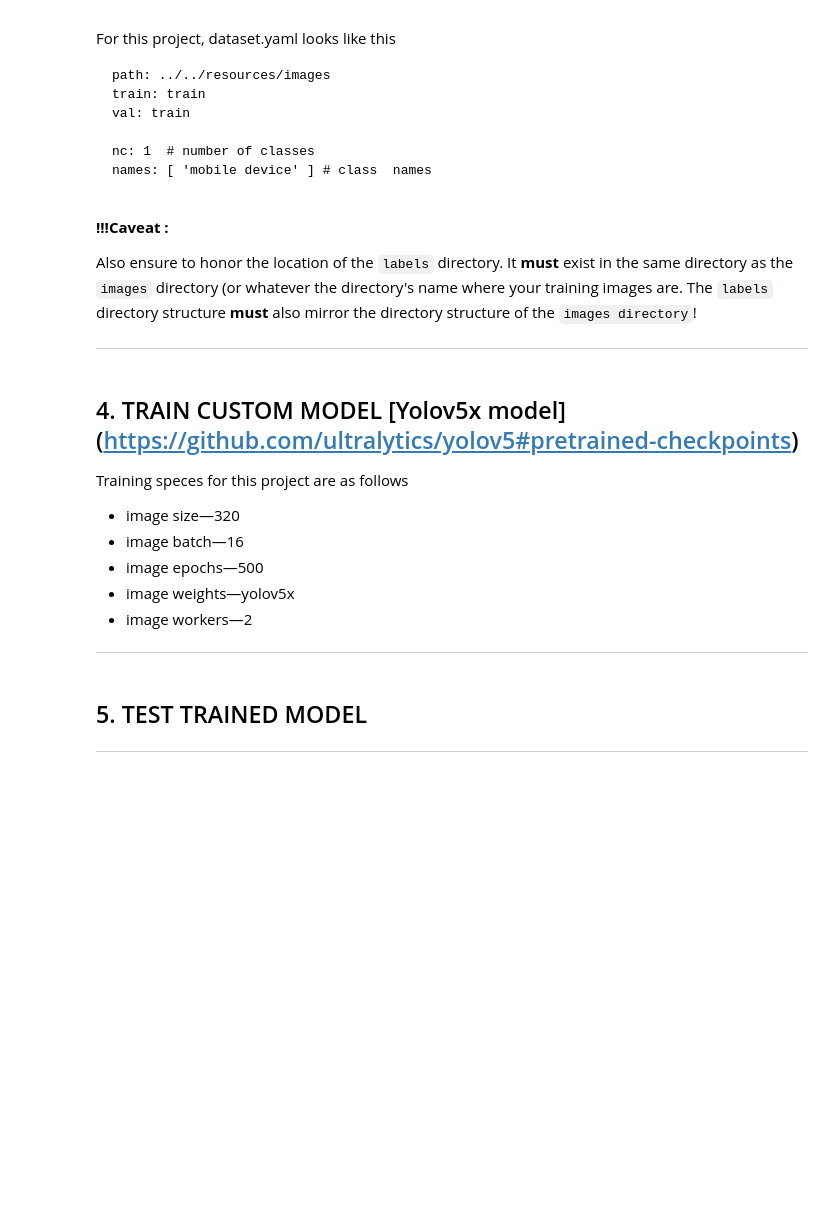
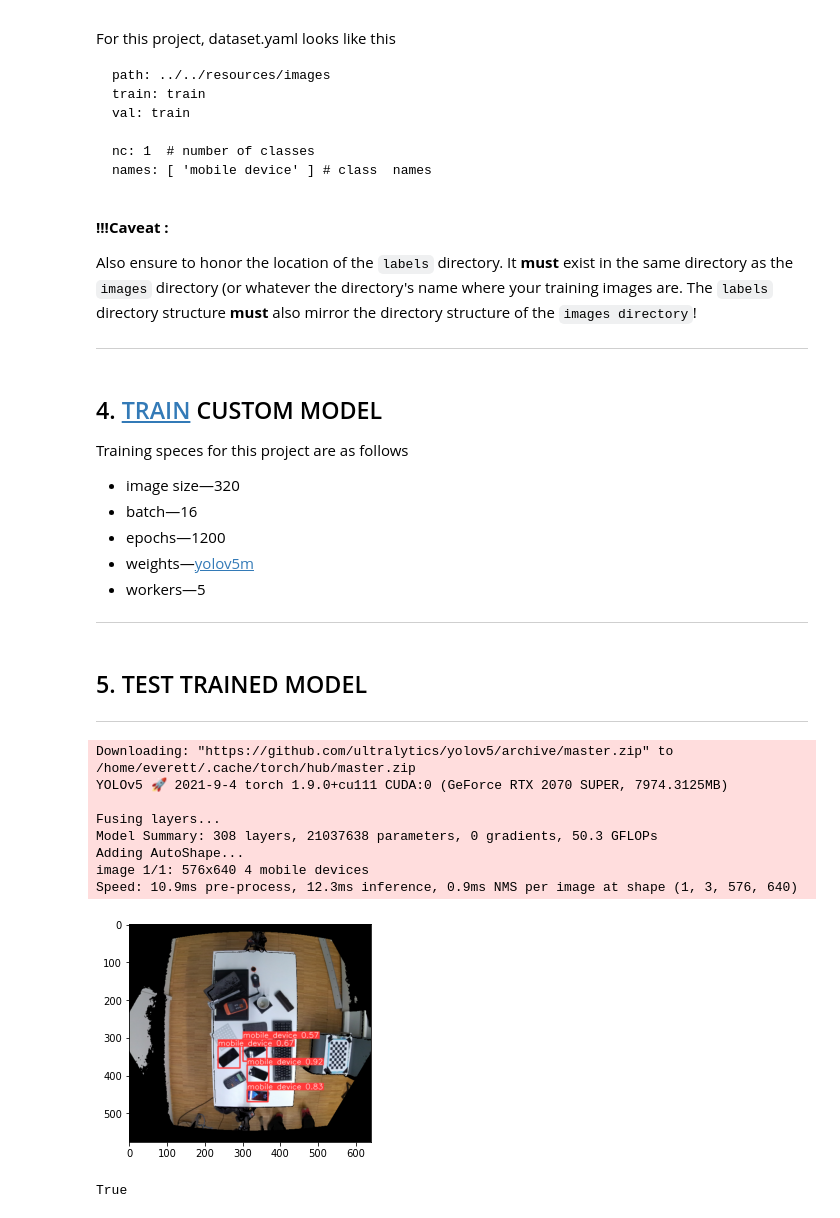
Before and after one commit to edisonslightbulbs/PTOD-model-training, a Jupyter notebook: model-training/train.ipynb, the cells around one changed output. Saved outputs shown, nothing was run; the diff lists cells and outputs as text; code cells hidden in the pictures; blank space fills up the shorter version.

```diff
--- a/model-training/train.ipynb
+++ b/model-training/train.ipynb
@@ -73,15 +93,15 @@ Also ensure to honor the location of the `labels` directory. It **must** exist i
 
 ---
 # %% [markdown]
-## 4. TRAIN CUSTOM MODEL [Yolov5x model] (https://github.com/ultralytics/yolov5#pretrained-checkpoints)
+## 4. [TRAIN](https://github.com/ultralytics/yolov5/wiki/Train-Custom-Data) CUSTOM MODEL
 
 Training speces for this project are as follows
 
 * image size—320
-* image batch—16
-* image epochs—500
-* image weights—yolov5x
-* image workers—2
+* batch—16
+* epochs—1200
+* weights—[yolov5m](https://github.com/ultralytics/yolov5#pretrained-checkpoints)
+* workers—5
 
 ---
 # %%
@@ -91,11 +111,25 @@ Training speces for this project are as follows
 
 ---
 # %%
-custom_model = torch.hub.load('ultralytics/yolov5', 'custom', path='external/yolov5/runs/train/exp7/weights/best.pt', force_reload=True)
+custom_model = torch.hub.load('ultralytics/yolov5', 'custom', path='external/yolov5/runs/train/exp21/weights/best.pt', force_reload=True)
 
-img = 'resources/images/test/20_scene.png'
+img = 'resources/images/train/27_scene.png'
 results = custom_model(img)
 results.print()
 
+frame = np.squeeze(results.render())
 plt.imshow(np.squeeze(results.render()))
+
 plt.show()
+cv2.imwrite("./output/detected_objects.png", cv2.cvtColor(frame, cv2.COLOR_BGR2RGB))
+# %% [output]
+Downloading: "https://github.com/ultralytics/yolov5/archive/master.zip" to /home/everett/.cache/torch/hub/master.zip
+YOLOv5 🚀 2021-9-4 torch 1.9.0+cu111 CUDA:0 (GeForce RTX 2070 SUPER, 7974.3125MB)
+
+Fusing layers...
+Model Summary: 308 layers, 21037638 parameters, 0 gradients, 50.3 GFLOPs
+Adding AutoShape...
+image 1/1: 576x640 4 mobile devices
+Speed: 10.9ms pre-process, 12.3ms inference, 0.9ms NMS per image at shape (1, 3, 576, 640)
+[figure, added]
+True
```
Also changed, not shown: parts of 4 cells of this notebook, 36 other files.
